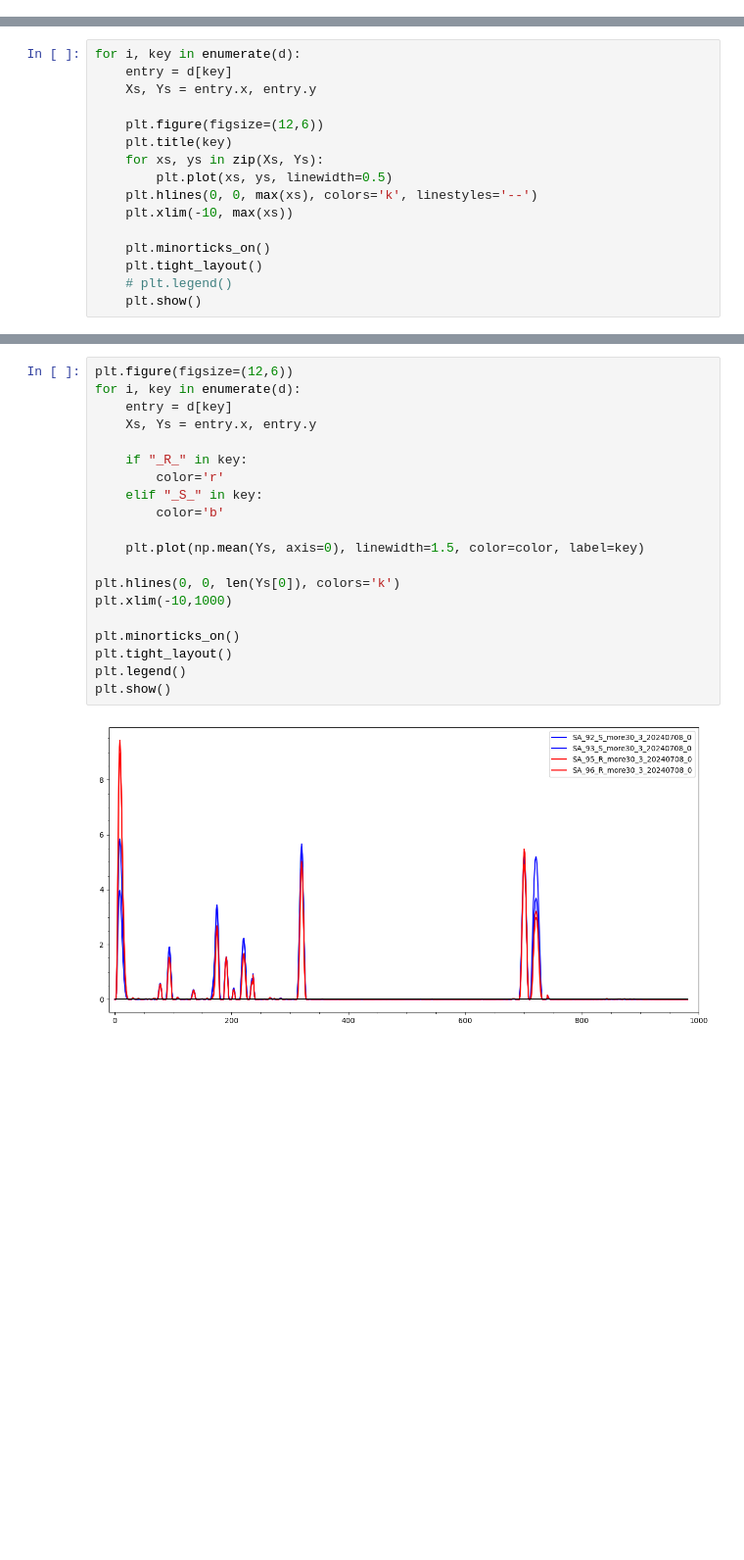
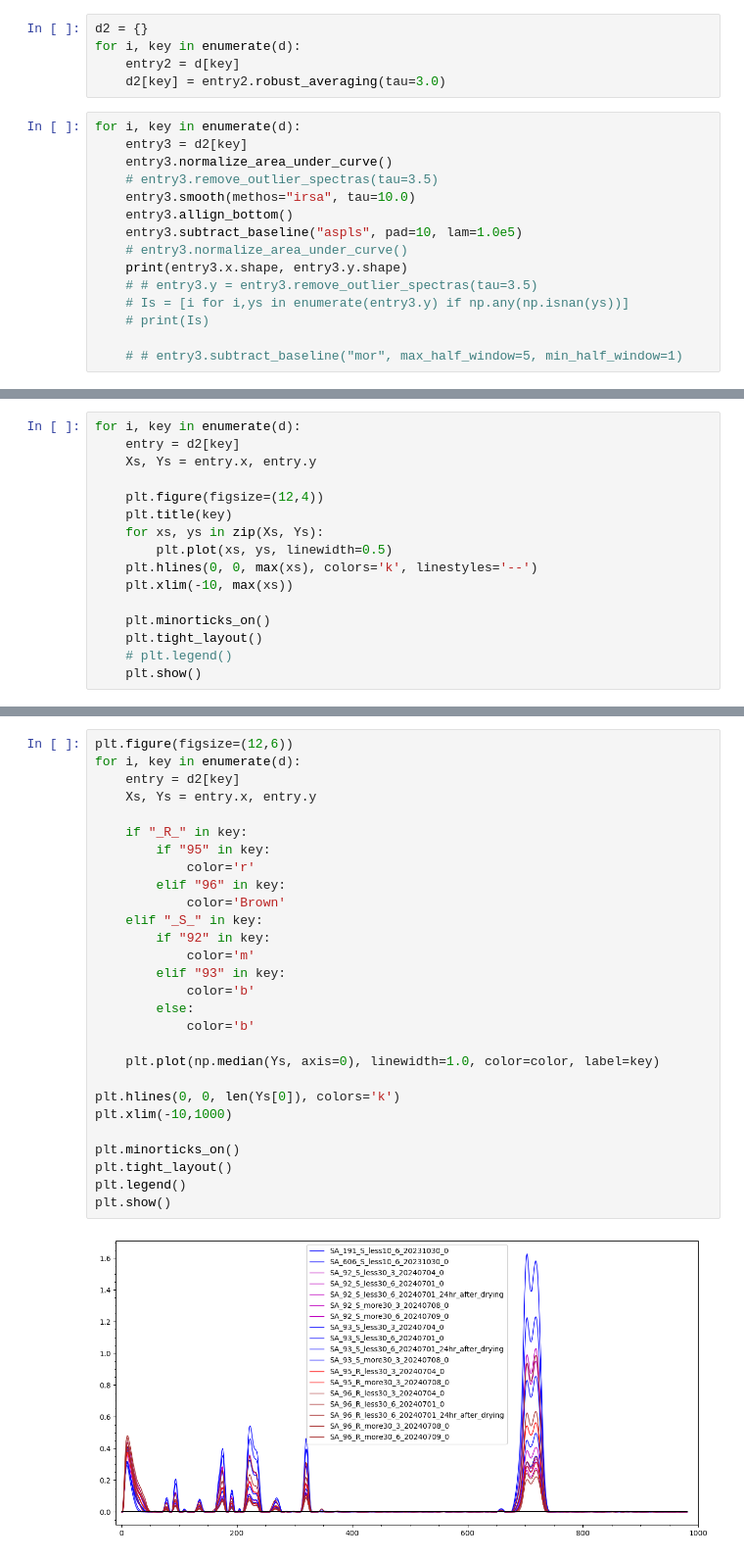
Before and after one commit to intellimath/irsa, a Jupyter notebook: examples/load_spectra.ipynb, the cells around one changed output, grey strips where cells are left out. Shown at 98% size. Cells and saved outputs as stored; diff of their text form; blank space fills up the shorter version.

```diff
--- a/examples/load_spectra.ipynb
+++ b/examples/load_spectra.ipynb
@@ -71,0 +151,20 @@ for i, key in enumerate(d):
+# %%
+d2 = {}
+for i, key in enumerate(d):
+    entry2 = d[key]
+    d2[key] = entry2.robust_averaging(tau=3.0)
+# %%
+for i, key in enumerate(d):
+    entry3 = d2[key]
+    entry3.normalize_area_under_curve()
+    # entry3.remove_outlier_spectras(tau=3.5)
+    entry3.smooth(methos="irsa", tau=10.0)
+    entry3.allign_bottom()
+    entry3.subtract_baseline("aspls", pad=10, lam=1.0e5)
+    # entry3.normalize_area_under_curve()
+    print(entry3.x.shape, entry3.y.shape)
+    # # entry3.y = entry3.remove_outlier_spectras(tau=3.5)
+    # Is = [i for i,ys in enumerate(entry3.y) if np.any(np.isnan(ys))]
+    # print(Is)
+
+    # # entry3.subtract_baseline("mor", max_half_window=5, min_half_window=1)
@@ -72,9 +190,9 @@ for i, key in enumerate(d):
 # %%
 for i, key in enumerate(d):
-    entry = d[key]
+    entry = d2[key]
     Xs, Ys = entry.x, entry.y
 
-    plt.figure(figsize=(12,6))
+    plt.figure(figsize=(12,4))
     plt.title(key)
     for xs, ys in zip(Xs, Ys):
         plt.plot(xs, ys, linewidth=0.5)
@@ -93,22 +220,30 @@ for i, key in enumerate(d):
 # %%
 plt.figure(figsize=(12,6))
 for i, key in enumerate(d):
-    entry = d[key]
+    entry = d2[key]
     Xs, Ys = entry.x, entry.y
 
     if "_R_" in key:
-        color='r'
+        if "95" in key:
+            color='r'
+        elif "96" in key:
+            color='Brown'
     elif "_S_" in key:
-        color='b'
+        if "92" in key:
+            color='m'
+        elif "93" in key:
+            color='b'
+        else:
+            color='b'
 
-    plt.plot(np.mean(Ys, axis=0), linewidth=1.5, color=color, label=key)
+    plt.plot(np.median(Ys, axis=0), linewidth=1.0, color=color, label=key)
 
 plt.hlines(0, 0, len(Ys[0]), colors='k')
 plt.xlim(-10,1000)
 
 plt.minorticks_on()
 plt.tight_layout()
 plt.legend()
 plt.show()
 # %% [output]
-[figure, old version]
+[figure, new version]
```
Also changed, not shown: parts of 6 cells of this notebook, 2 other files.
